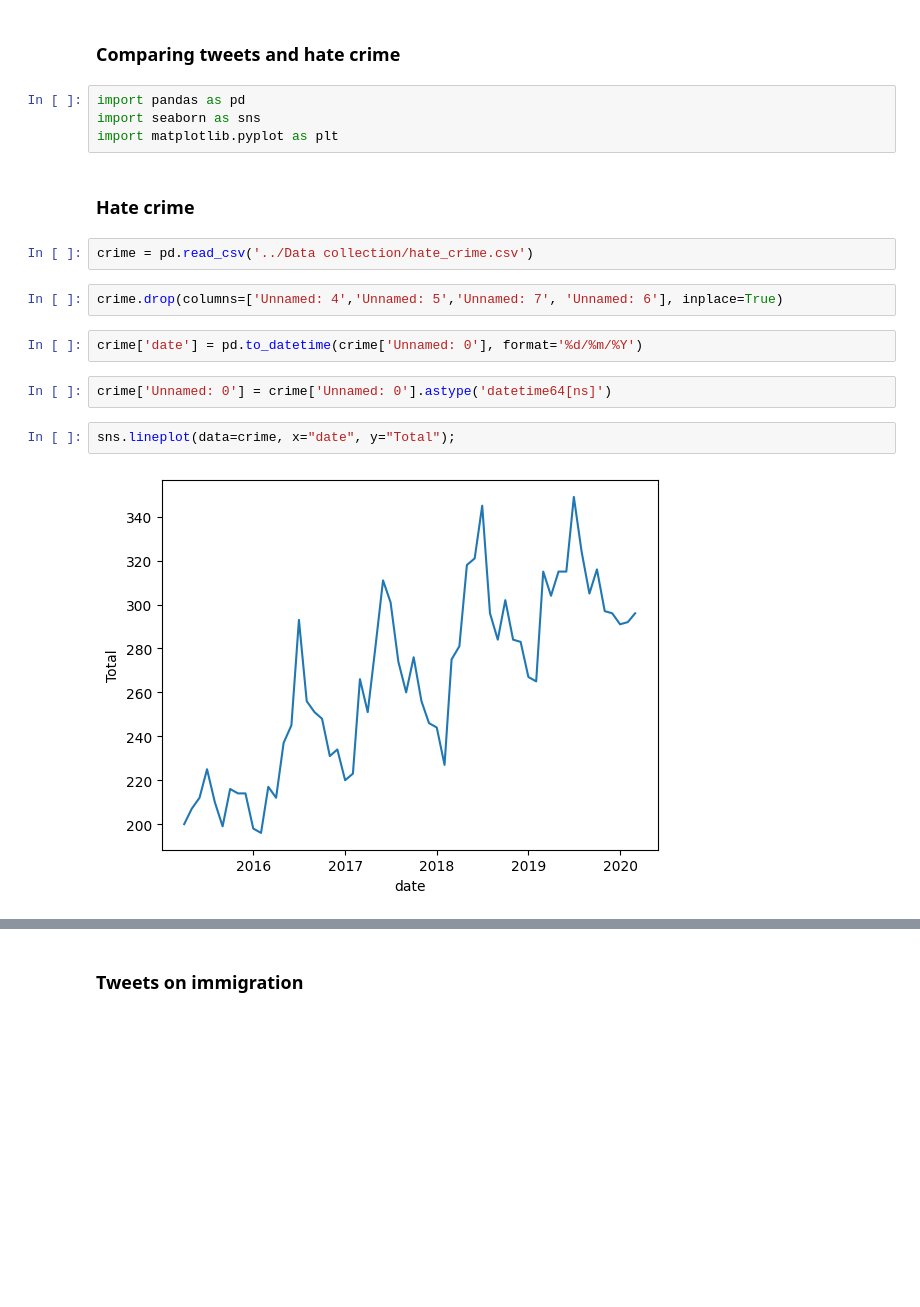
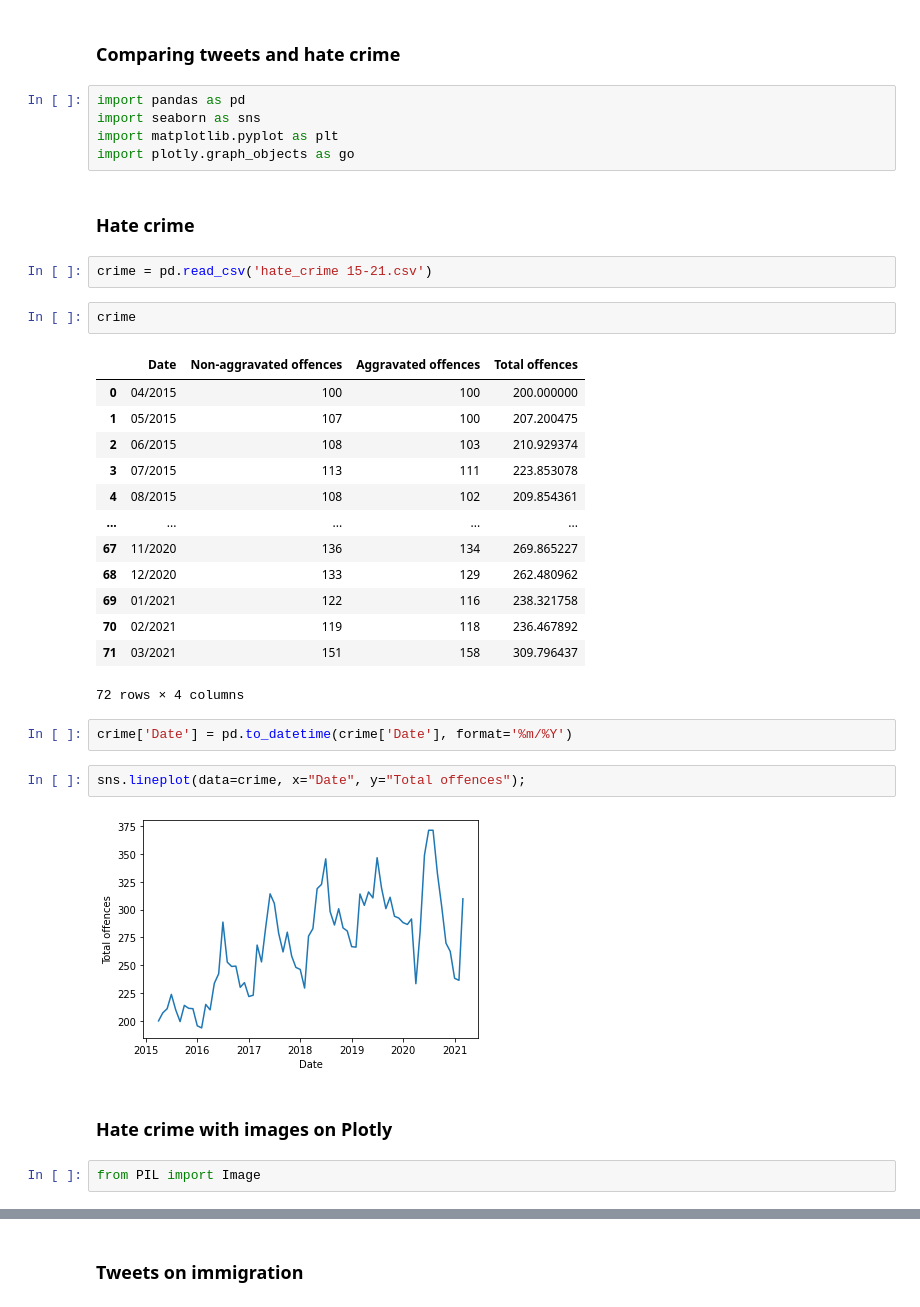
Before and after one commit to jennajt/NLP_sentiment, a Jupyter notebook: notebooks/Output 3/Jenna_Hate crime.ipynb, the cells around one changed output, grey strips where cells are left out. Cells and saved outputs as stored; diff of their text form; blank space fills up the shorter version.

```diff
--- a/notebooks/Output 3/Jenna_Hate crime.ipynb
+++ b/notebooks/Output 3/Jenna_Hate crime.ipynb
@@ -4,17 +4,34 @@
 import pandas as pd
 import seaborn as sns
 import matplotlib.pyplot as plt
+import plotly.graph_objects as go
 # %% [markdown]
 ### Hate crime
 # %%
-crime = pd.read_csv('../Data collection/hate_crime.csv')
+crime = pd.read_csv('hate_crime 15-21.csv')
-# %%
-crime.drop(columns=['Unnamed: 4','Unnamed: 5','Unnamed: 7', 'Unnamed: 6'], inplace=True)
+# %%
+crime
+# %% [output]
+|  | Date | Non-aggravated offences | Aggravated offences | Total offences |
+| 0 | 04/2015 | 100 | 100 | 200.000000 |
+| 1 | 05/2015 | 107 | 100 | 207.200475 |
+| 2 | 06/2015 | 108 | 103 | 210.929374 |
+| 3 | 07/2015 | 113 | 111 | 223.853078 |
+| 4 | 08/2015 | 108 | 102 | 209.854361 |
+| ... | ... | ... | ... | ... |
+| 67 | 11/2020 | 136 | 134 | 269.865227 |
+| 68 | 12/2020 | 133 | 129 | 262.480962 |
+| 69 | 01/2021 | 122 | 116 | 238.321758 |
+| 70 | 02/2021 | 119 | 118 | 236.467892 |
+| 71 | 03/2021 | 151 | 158 | 309.796437 |
+72 rows × 4 columns
 # %%
-crime['date'] = pd.to_datetime(crime['Unnamed: 0'], format='%d/%m/%Y')
+crime['Date'] = pd.to_datetime(crime['Date'], format='%m/%Y')
-# %%
-crime['Unnamed: 0'] = crime['Unnamed: 0'].astype('datetime64[ns]')
 # %%
-sns.lineplot(data=crime, x="date", y="Total");
+sns.lineplot(data=crime, x="Date", y="Total offences");
 # %% [output]
-[figure, old version]
+[figure, new version]
+# %% [markdown]
+### Hate crime with images on Plotly
+# %%
+from PIL import Image
```
Also changed, not shown: parts of 5 cells of this notebook, 8 other files.
